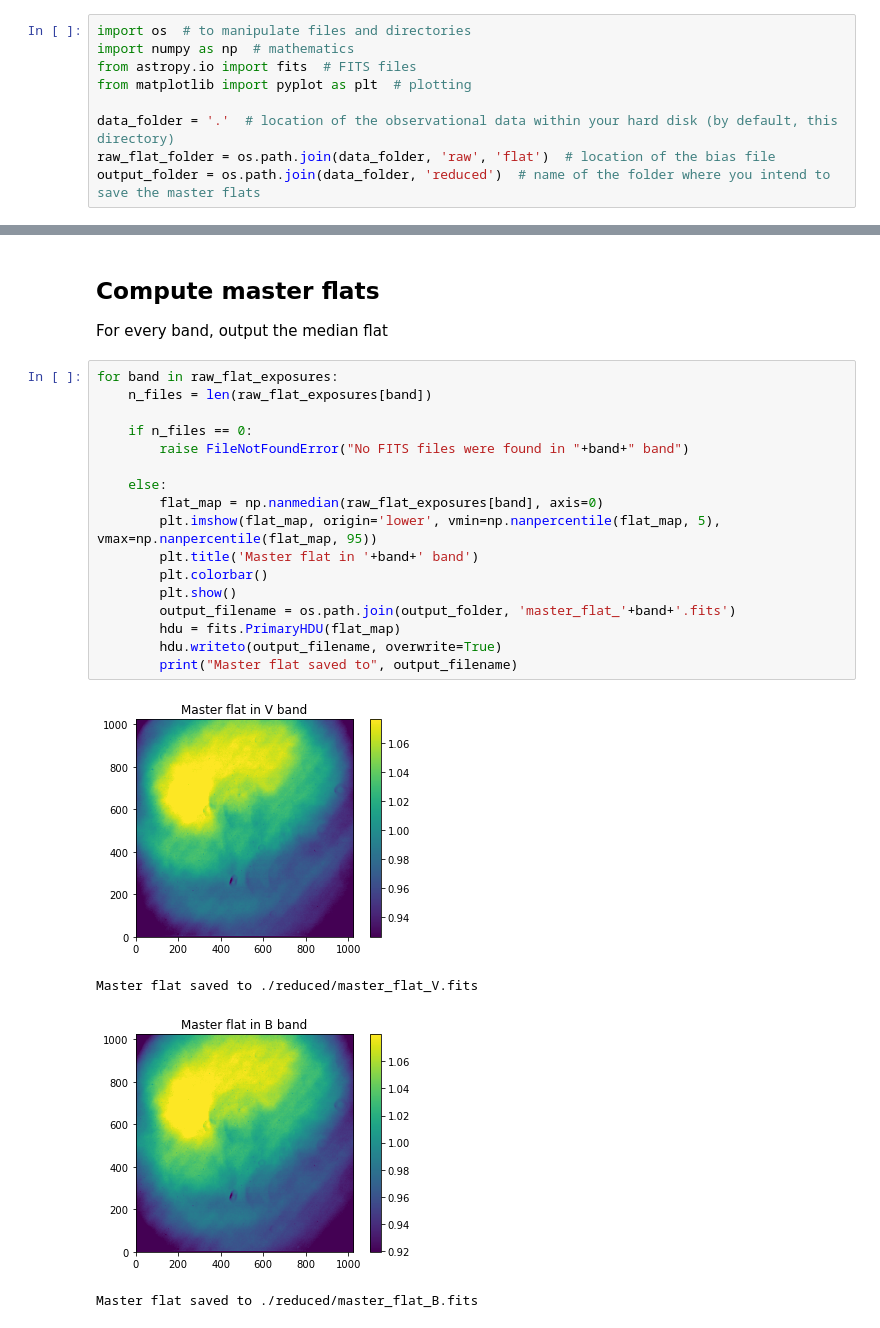
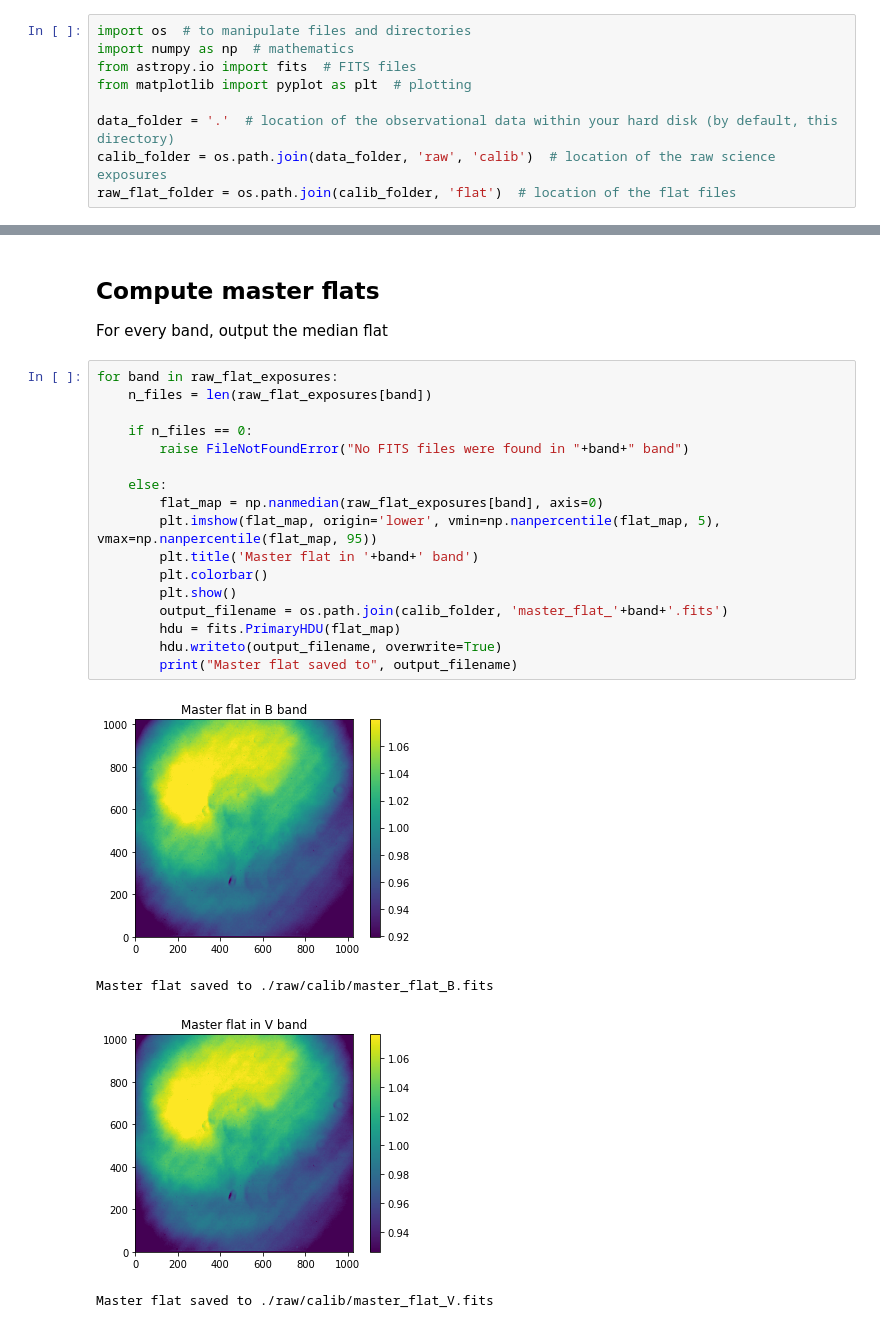
Before and after one commit to paranoya/data_reduction, a Jupyter notebook: photometry/1c.master_flat.ipynb, the cells around one changed output, grey strips where cells are left out. Saved outputs shown, nothing was run; the diff lists cells and outputs as text.

```diff
--- a/photometry/1c.master_flat.ipynb
+++ b/photometry/1c.master_flat.ipynb
@@ -11,8 +11,8 @@ from astropy.io import fits  # FITS files
 from matplotlib import pyplot as plt  # plotting
 
 data_folder = '.'  # location of the observational data within your hard disk (by default, this directory)
-raw_flat_folder = os.path.join(data_folder, 'raw', 'flat')  # location of the bias file
-output_folder = os.path.join(data_folder, 'reduced')  # name of the folder where you intend to save the master flats
+calib_folder = os.path.join(data_folder, 'raw', 'calib')  # location of the raw science exposures
+raw_flat_folder = os.path.join(calib_folder, 'flat')  # location of the flat files
 # %% [markdown]
 ## Read raw exposures
 
@@ -61,22 +58,22 @@ For every band, output the median flat
 # %%
 for band in raw_flat_exposures:
     n_files = len(raw_flat_exposures[band])
 
     if n_files == 0:
         raise FileNotFoundError("No FITS files were found in "+band+" band")
 
     else:
         flat_map = np.nanmedian(raw_flat_exposures[band], axis=0)
         plt.imshow(flat_map, origin='lower', vmin=np.nanpercentile(flat_map, 5), vmax=np.nanpercentile(flat_map, 95))
         plt.title('Master flat in '+band+' band')
         plt.colorbar()
         plt.show()
-        output_filename = os.path.join(output_folder, 'master_flat_'+band+'.fits')
+        output_filename = os.path.join(calib_folder, 'master_flat_'+band+'.fits')
         hdu = fits.PrimaryHDU(flat_map)
         hdu.writeto(output_filename, overwrite=True)
         print("Master flat saved to", output_filename)
 # %% [output]
-[figure, old version]
+[figure, new version]
-Master flat saved to ./reduced/master_flat_V.fits
+Master flat saved to ./raw/calib/master_flat_B.fits
-[figure, old version]
+[figure, new version]
-Master flat saved to ./reduced/master_flat_B.fits
+Master flat saved to ./raw/calib/master_flat_V.fits
```
Also changed, not shown: parts of 1 cell of this notebook, 38 other files.
